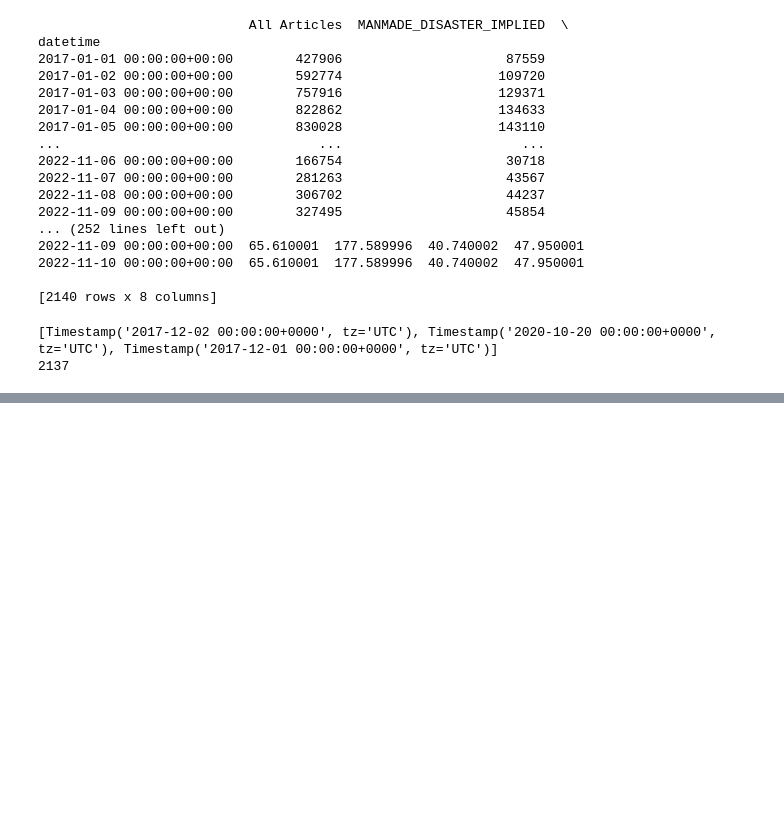
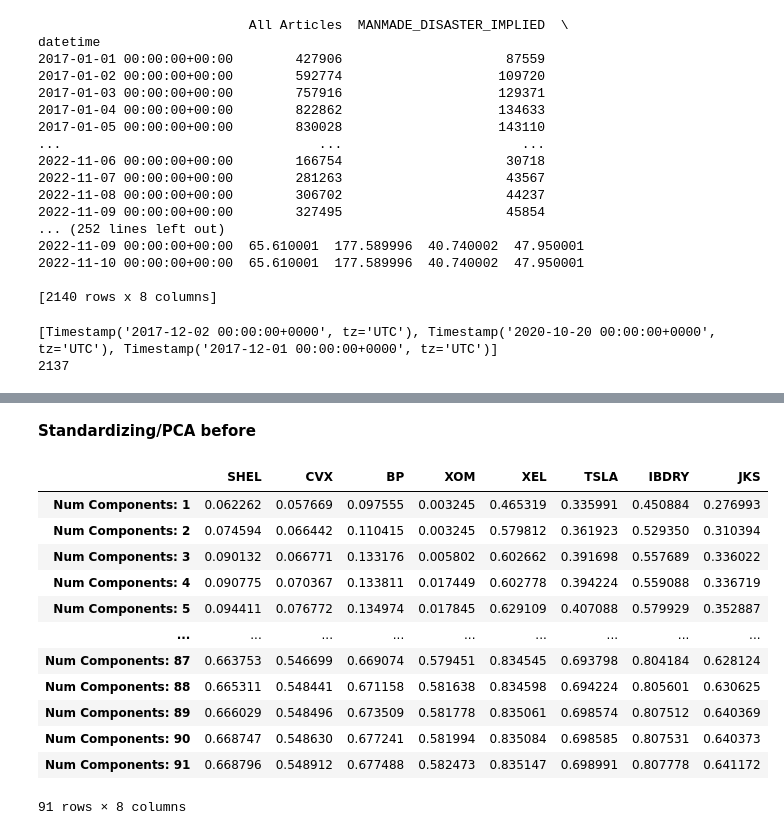
Before and after one commit to marcroy898/4502_Fall_2022, a Jupyter notebook: Scripts/classic_regression.ipynb, the cells around one changed output, grey strips where cells are left out. Saved outputs shown, nothing was run; the diff lists cells and outputs as text; code cells hidden in the pictures; blank space fills up the shorter version.

```diff
--- a/Scripts/classic_regression.ipynb
+++ b/Scripts/classic_regression.ipynb
@@ -78,0 +120,61 @@ mlr_df
+# %% [markdown]
+**Standardizing/PCA before**
+# %%
+#https://towardsdatascience.com/pca-using-python-scikit-learn-e653f8989e60
+
+#Test most number of components
+PCA_df = pd.DataFrame(columns = stock_df.columns)
+for i in range(1, 92):
+    #Normalize Data
+    normalized_df=(sig_events_df-sig_events_df.mean())/sig_events_df.std()
+
+    #Perform PCA
+
+    #Generate column names depending on amount of componenets
+    num_comp = i
+    pca = PCA(n_components=num_comp)
+    columns_arr = ['pc' + str(i) for i in range(1,num_comp+1)]
+    principalComponents = pca.fit_transform(normalized_df)
+    principalDf = pd.DataFrame(data = principalComponents
+                 , columns = columns_arr)
+    #Set datetime index for merging later
+    principalDf.index = stock_df.index
+
+    merged_df = principalDf.join(stock_df, how='inner')
+
+    mlr_df_PCA = pd.DataFrame(np.nan,index = ['Num Components: ' + str(i)], columns = stock_df.columns)
+    ex_var = None
+    for ticker in stock_df.columns:
+        #Generate string for MLR. Exclude the all articles column
+        of_interest_events = sig_events_df.loc[:, sig_events_df.columns != 'All Articles']
+        dmatrices_str = ticker + ' ~ '
+        for i, col in enumerate(principalDf.columns):
+            if i < len(principalDf.columns)-1:
+                dmatrices_str += col + '+'
+            else:
+                dmatrices_str += col
+
+        #MLR generation
+        y_2_poly, X_2_poly = dmatrices(dmatrices_str, data=merged_df, return_type='dataframe')
+        mlr_2 =sm.OLS(y_2_poly, X_2_poly).fit()
+        ex_var = mlr_2
+        #Save R^2 value
+        mlr_df_PCA[ticker] = mlr_2.rsquared
+    #Concat result for all 8 companies with n amount of components to final dataframe
+    PCA_df = pd.concat([PCA_df, mlr_df_PCA])
+
+PCA_df
+# %% [output]
+|  | SHEL | CVX | BP | XOM | XEL | TSLA | IBDRY | JKS |
+| Num Components: 1 | 0.062262 | 0.057669 | 0.097555 | 0.003245 | 0.465319 | 0.335991 | 0.450884 | 0.276993 |
+| Num Components: 2 | 0.074594 | 0.066442 | 0.110415 | 0.003245 | 0.579812 | 0.361923 | 0.529350 | 0.310394 |
+| Num Components: 3 | 0.090132 | 0.066771 | 0.133176 | 0.005802 | 0.602662 | 0.391698 | 0.557689 | 0.336022 |
+| Num Components: 4 | 0.090775 | 0.070367 | 0.133811 | 0.017449 | 0.602778 | 0.394224 | 0.559088 | 0.336719 |
+| Num Components: 5 | 0.094411 | 0.076772 | 0.134974 | 0.017845 | 0.629109 | 0.407088 | 0.579929 | 0.352887 |
+| ... | ... | ... | ... | ... | ... | ... | ... | ... |
+| Num Components: 87 | 0.663753 | 0.546699 | 0.669074 | 0.579451 | 0.834545 | 0.693798 | 0.804184 | 0.628124 |
+| Num Components: 88 | 0.665311 | 0.548441 | 0.671158 | 0.581638 | 0.834598 | 0.694224 | 0.805601 | 0.630625 |
+| Num Components: 89 | 0.666029 | 0.548496 | 0.673509 | 0.581778 | 0.835061 | 0.698574 | 0.807512 | 0.640369 |
+| Num Components: 90 | 0.668747 | 0.548630 | 0.677241 | 0.581994 | 0.835084 | 0.698585 | 0.807531 | 0.640373 |
+| Num Components: 91 | 0.668796 | 0.548912 | 0.677488 | 0.582473 | 0.835147 | 0.698991 | 0.807778 | 0.641172 |
+91 rows × 8 columns
```
Also changed, not shown: parts of 5 cells of this notebook.
